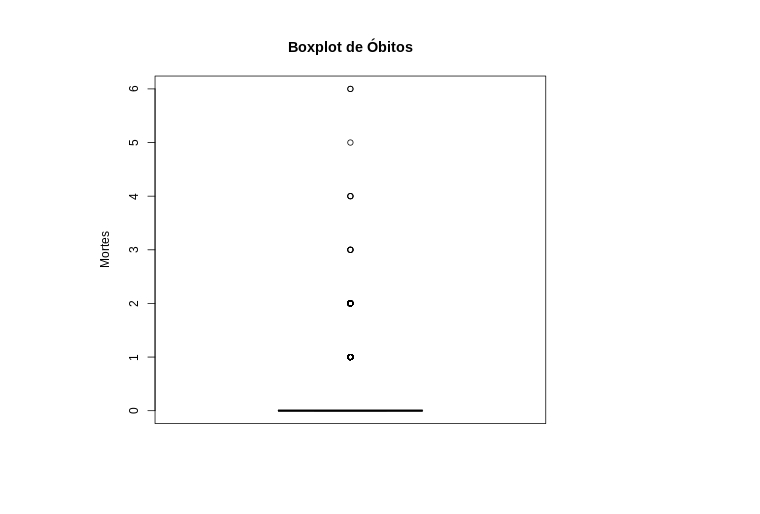
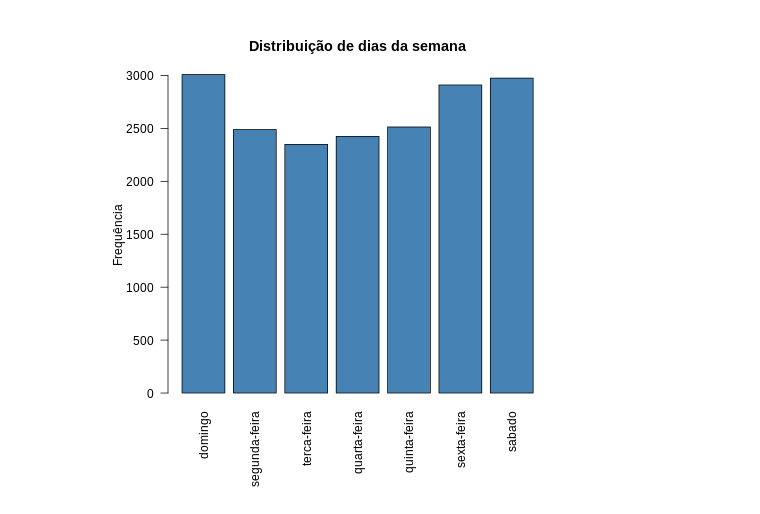
Before and after one commit to RCDS13/PI-JP-4SEM, a Jupyter notebook: etl_transito.ipynb, the cells around one changed output. Saved outputs shown, nothing was run; the diff lists cells and outputs as text; code cells hidden in the pictures.

```diff
--- a/etl_transito.ipynb
+++ b/etl_transito.ipynb
@@ -186,7 +181,0 @@ hist(dados_sp$mortos, main="Distribuição de Mortes", xlab="Mortes", col="gray"
-# %%
-%%R
-
-# Visualiza a posição, dispersão e os pontos discrepantes (outliers)
-boxplot(dados_sp$mortos, main="Boxplot de Óbitos", col="lightblue", ylab="Mortes")
-# %% [output]
-[figure, removed]
@@ -207,0 +182,17 @@ print(hora_pico)
+# %%
+%%R
+
+ordem_dias_semana <- c("domingo", "segunda-feira", "terca-feira", "quarta-feira", "quinta-feira", "sexta-feira", "sabado")
+
+dados_sp$dia_semana <- factor(dados_sp$dia_semana, levels = ordem_dias_semana, ordered = TRUE)
+
+freq_dia_semana <- table(dados_sp$dia_semana)
+par(mar = c(7, 5, 4, 2))
+
+barplot(freq_dia_semana,
+        main = "Distribuição de dias da semana",
+        ylab = "Frequência",
+        col = "steelblue",
+        las = 2)
+# %% [output]
+[figure, added]
```
Also changed, not shown: parts of 7 cells of this notebook.
